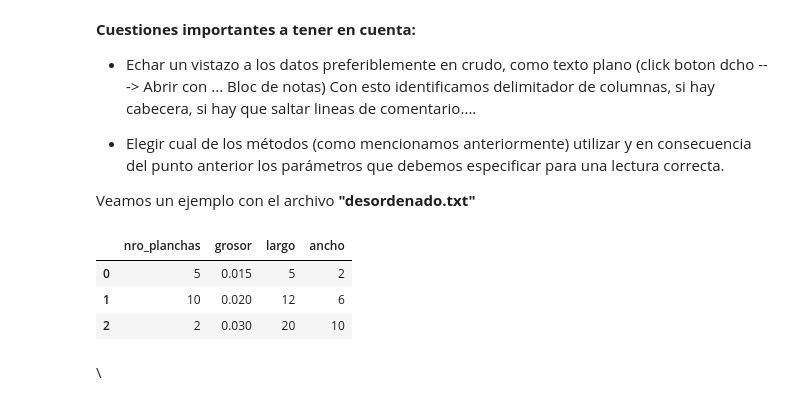
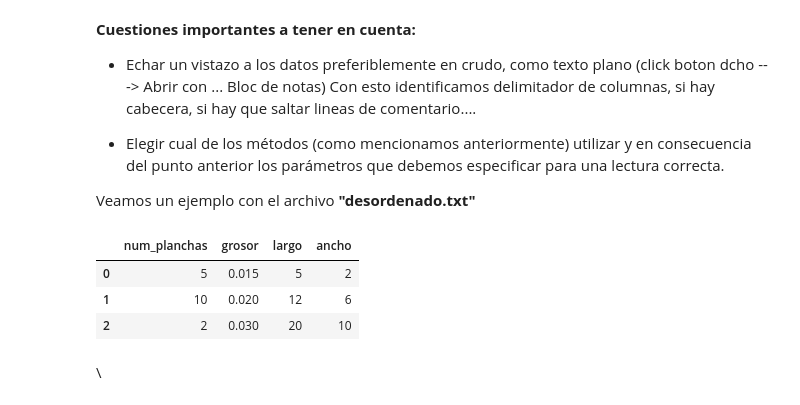
Before and after one commit to SonikoKatsura/CURSO_PARO_IA, a Jupyter notebook: Rober_IA/Pandas_1.ipynb, the cells around one changed output. Saved outputs shown, nothing was run; the diff lists cells and outputs as text; code cells hidden in the pictures.

```diff
--- a/Rober_IA/Pandas_1.ipynb
+++ b/Rober_IA/Pandas_1.ipynb
@@ -371,12 +371,12 @@ Con esto identificamos delimitador de columnas, si hay cabecera, si hay que salt
 
 Veamos un ejemplo con el archivo **"desordenado.txt"**
 # %%
-df_desordenado = pd.read_table('./datos/desordenado.txt', \
-                               skiprows=3, sep=";", header=None, names=['nro_planchas', 'grosor', 'largo', 'ancho'])
+df_desordenado = pd.read_table('https://raw.githubusercontent.com/SonikoKatsura/CURSO_PARO_IA/refs/heads/main/Rober_IA/datos/desordenado.txt', \
+                               skiprows=3, sep=";", header=None, names=['num_planchas', 'grosor', 'largo', 'ancho'])
 
 df_desordenado
 # %% [output]
-|  | nro_planchas | grosor | largo | ancho |
+|  | num_planchas | grosor | largo | ancho |
 | 0 | 5 | 0.015 | 5 | 2 |
 | 1 | 10 | 0.020 | 12 | 6 |
 | 2 | 2 | 0.030 | 20 | 10 |
```
